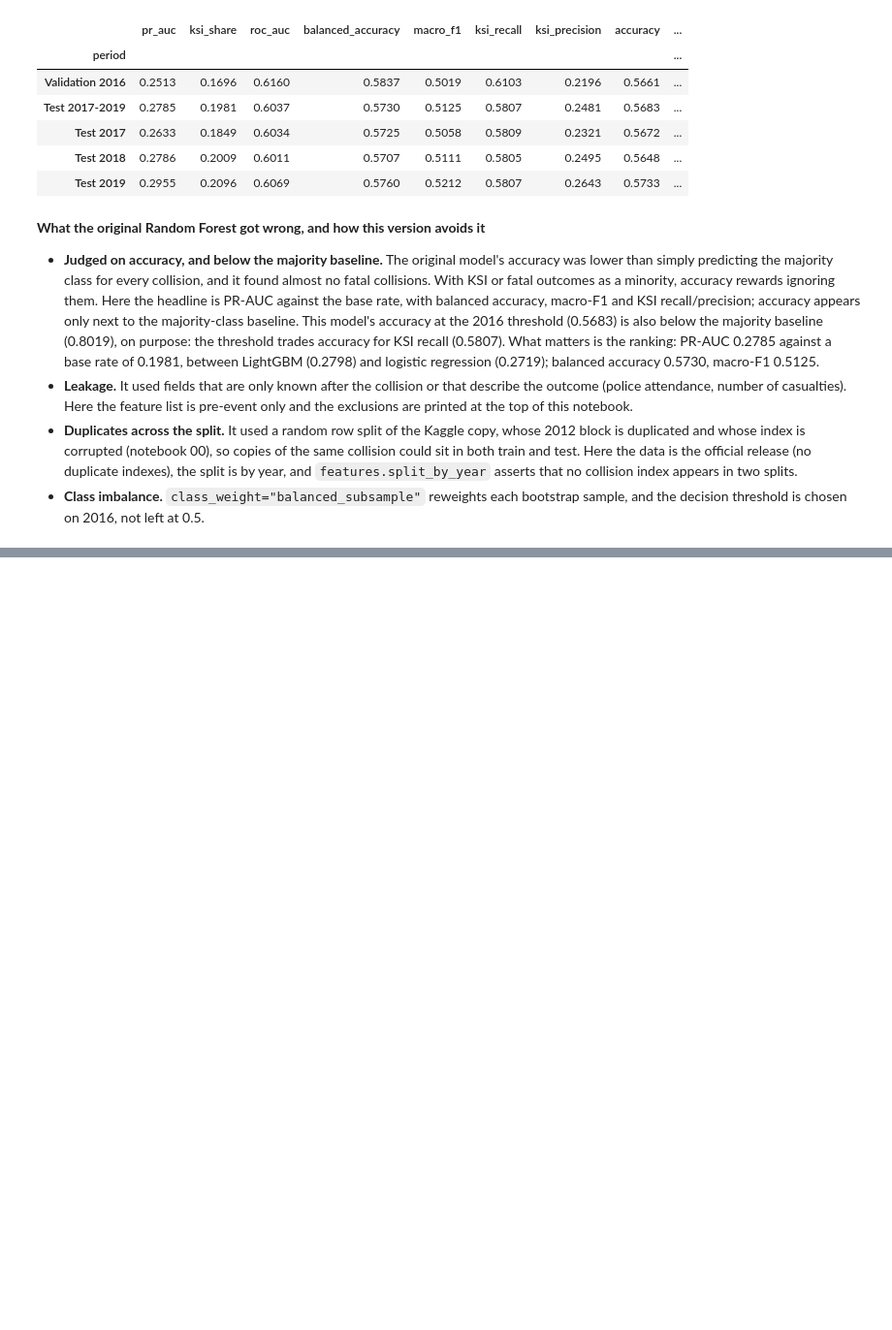
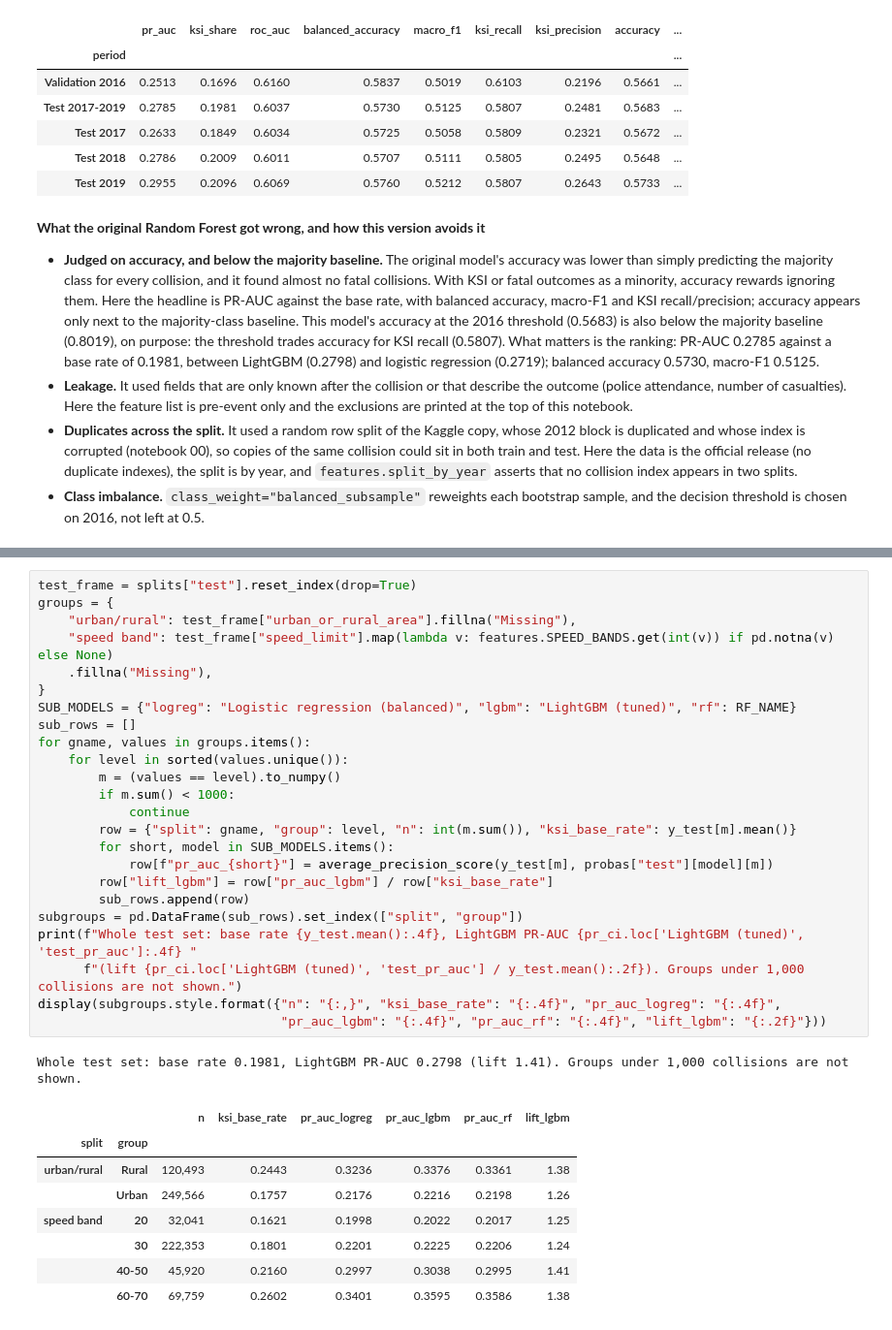
Before and after one commit to maryam843/uk-road-accident-analytics, a Jupyter notebook: notebooks/04_severity_model.ipynb, the cells around one changed output, grey strips where cells are left out. Shown at 97% size. Saved outputs shown, nothing was run; the diff lists cells and outputs as text; blank space fills up the shorter version.

```diff
--- a/notebooks/04_severity_model.ipynb
+++ b/notebooks/04_severity_model.ipynb
@@ -574,0 +704,34 @@ Test 2017-2019 (370,153 collisions), thresholds chosen on 2016:
+# %%
+test_frame = splits["test"].reset_index(drop=True)
+groups = {
+    "urban/rural": test_frame["urban_or_rural_area"].fillna("Missing"),
+    "speed band": test_frame["speed_limit"].map(lambda v: features.SPEED_BANDS.get(int(v)) if pd.notna(v) else None)
+    .fillna("Missing"),
+}
+SUB_MODELS = {"logreg": "Logistic regression (balanced)", "lgbm": "LightGBM (tuned)", "rf": RF_NAME}
+sub_rows = []
+for gname, values in groups.items():
+    for level in sorted(values.unique()):
+        m = (values == level).to_numpy()
+        if m.sum() < 1000:
+            continue
+        row = {"split": gname, "group": level, "n": int(m.sum()), "ksi_base_rate": y_test[m].mean()}
+        for short, model in SUB_MODELS.items():
+            row[f"pr_auc_{short}"] = average_precision_score(y_test[m], probas["test"][model][m])
+        row["lift_lgbm"] = row["pr_auc_lgbm"] / row["ksi_base_rate"]
+        sub_rows.append(row)
+subgroups = pd.DataFrame(sub_rows).set_index(["split", "group"])
+print(f"Whole test set: base rate {y_test.mean():.4f}, LightGBM PR-AUC {pr_ci.loc['LightGBM (tuned)', 'test_pr_auc']:.4f} "
+      f"(lift {pr_ci.loc['LightGBM (tuned)', 'test_pr_auc'] / y_test.mean():.2f}). Groups under 1,000 collisions are not shown.")
+display(subgroups.style.format({"n": "{:,}", "ksi_base_rate": "{:.4f}", "pr_auc_logreg": "{:.4f}",
+                                "pr_auc_lgbm": "{:.4f}", "pr_auc_rf": "{:.4f}", "lift_lgbm": "{:.2f}"}))
+# %% [output]
+Whole test set: base rate 0.1981, LightGBM PR-AUC 0.2798 (lift 1.41). Groups under 1,000 collisions are not shown.
+|  |  | n | ksi_base_rate | pr_auc_logreg | pr_auc_lgbm | pr_auc_rf | lift_lgbm |
+| split | group |  |  |  |  |  |  |
+| urban/rural | Rural | 120,493 | 0.2443 | 0.3236 | 0.3376 | 0.3361 | 1.38 |
+|  | Urban | 249,566 | 0.1757 | 0.2176 | 0.2216 | 0.2198 | 1.26 |
+| speed band | 20 | 32,041 | 0.1621 | 0.1998 | 0.2022 | 0.2017 | 1.25 |
+|  | 30 | 222,353 | 0.1801 | 0.2201 | 0.2225 | 0.2206 | 1.24 |
+|  | 40-50 | 45,920 | 0.2160 | 0.2997 | 0.3038 | 0.2995 | 1.41 |
+|  | 60-70 | 69,759 | 0.2602 | 0.3401 | 0.3595 | 0.3586 | 1.38 |
```
Also changed, not shown: parts of 12 cells of this notebook, 5 other files.
